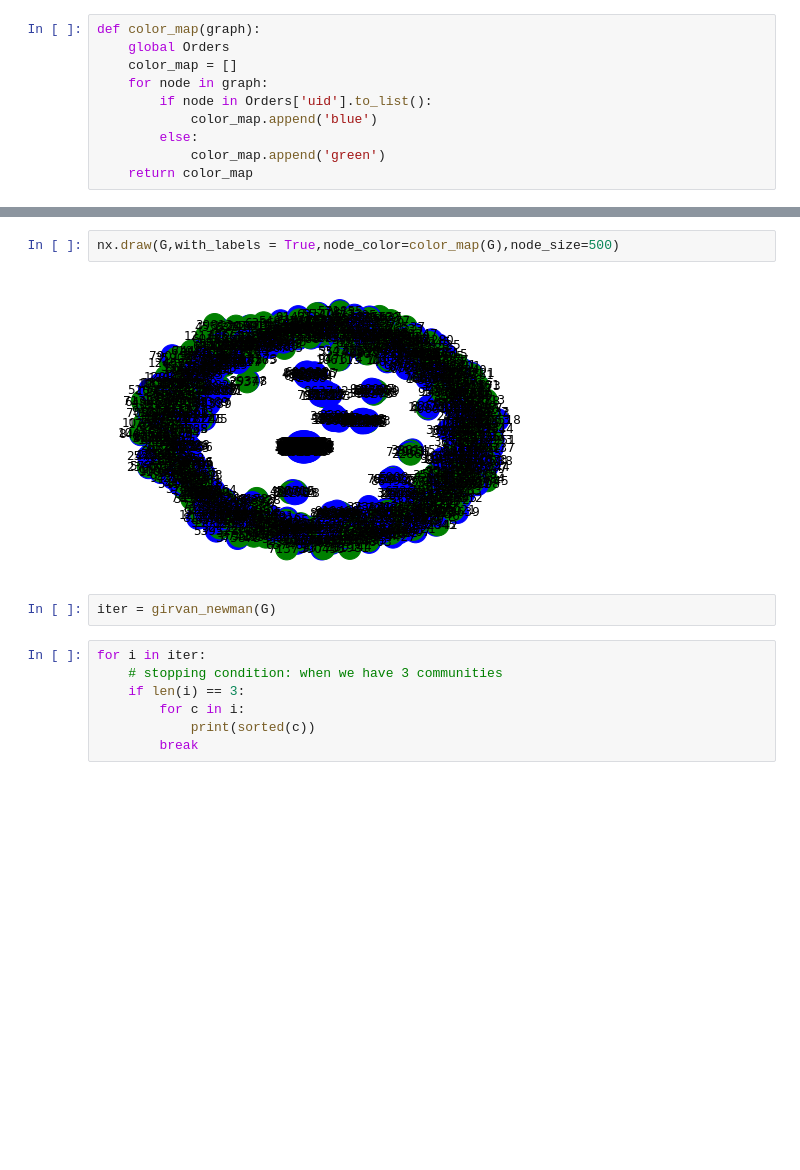
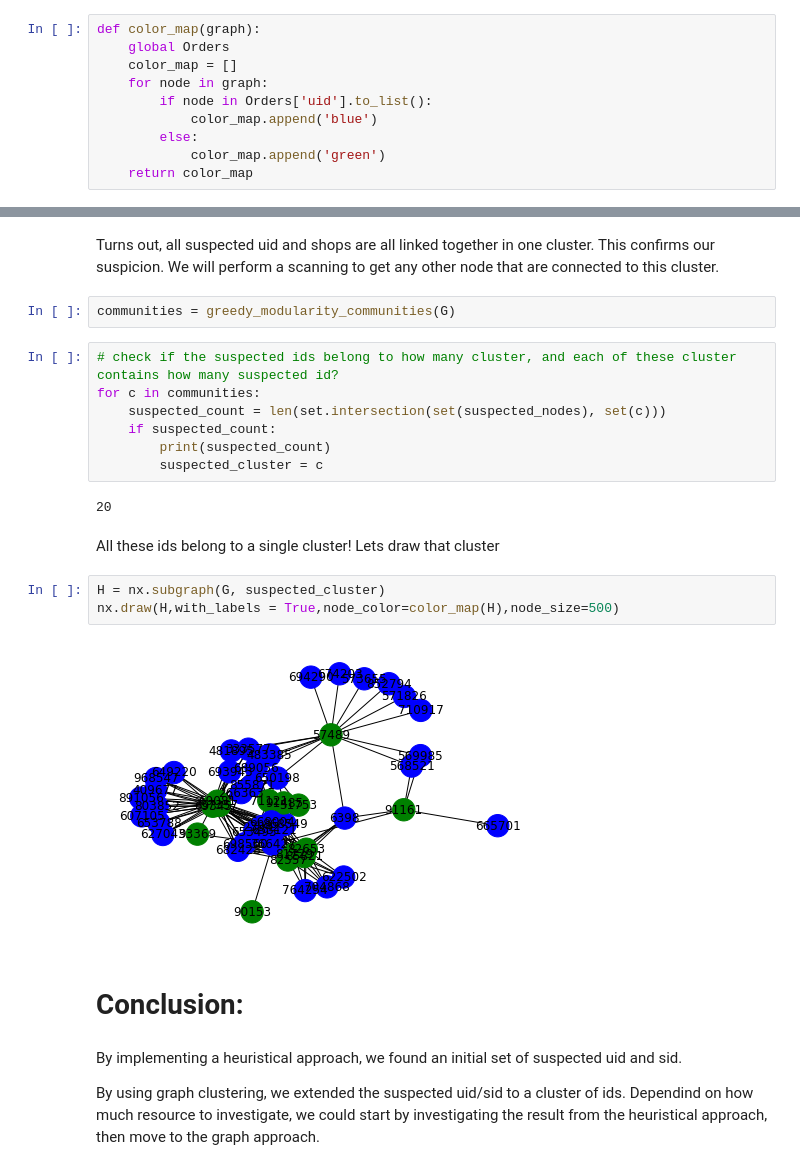
Before and after one commit to baole-org/Rebate_fraud_identification, a Jupyter notebook: Fraud_detection.ipynb, the cells around one changed output, grey strips where cells are left out. Saved outputs shown, nothing was run; the diff lists cells and outputs as text; blank space fills up the shorter version.

```diff
--- a/Fraud_detection.ipynb
+++ b/Fraud_detection.ipynb
@@ -224,13 +224,26 @@ nx.draw(H,with_labels = True,node_color=color_map(H),node_size=500);
+# %% [markdown]
+Turns out, all suspected uid and shops are all linked together in one cluster. This confirms our suspicion. We will perform a scanning to get any other node that are connected to this cluster.
+# %%
+communities = greedy_modularity_communities(G)
+# %%
+# check if the suspected ids belong to how many cluster, and each of these cluster contains how many suspected id?
+for c in communities:
+    suspected_count = len(set.intersection(set(suspected_nodes), set(c)))
+    if suspected_count:
+        print(suspected_count)
+        suspected_cluster = c
+# %% [output]
+20
+# %% [markdown]
+All these ids belong to a single cluster! Lets draw that cluster
 # %%
-nx.draw(G,with_labels = True,node_color=color_map(G),node_size=500)
+H = nx.subgraph(G, suspected_cluster)
+nx.draw(H,with_labels = True,node_color=color_map(H),node_size=500)
 # %% [output]
-[figure, old version]
+[figure, new version]
-# %%
-iter = girvan_newman(G)
-# %%
-for i in iter:
-    # stopping condition: when we have 3 communities
-    if len(i) == 3:
-        for c in i:
-            print(sorted(c))
-        break
+# %% [markdown]
+# Conclusion:
+# %% [markdown]
+By implementing a heuristical approach, we found an initial set of suspected uid and sid.
+
+By using graph clustering, we extended the suspected uid/sid to a cluster of ids. Dependind on how much resource to investigate, we could start by investigating the result from the heuristical approach, then move to the graph approach.
```
Also changed, not shown: parts of 1 cell of this notebook.
